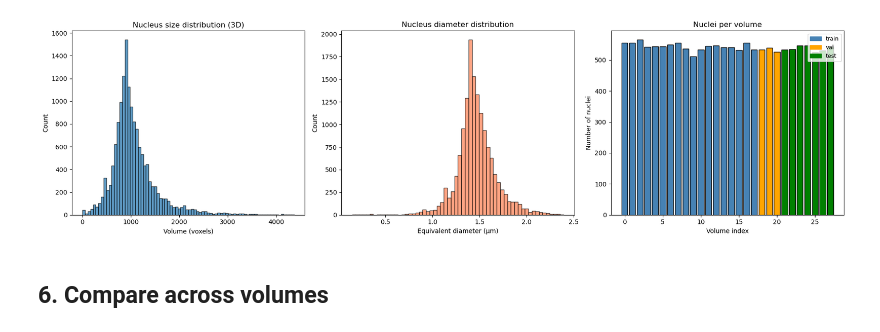
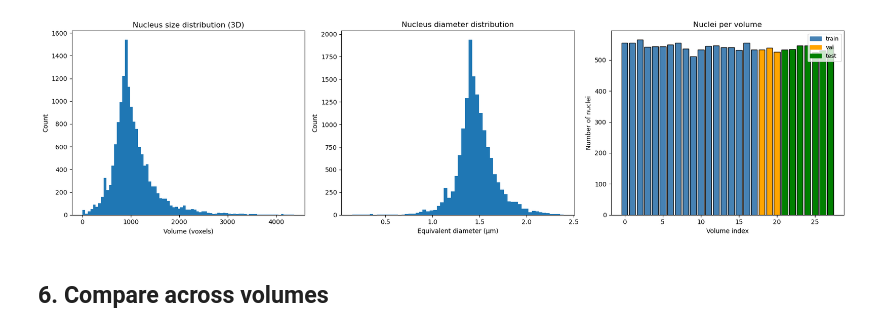
Before and after one commit to calderast/zebrafish-unet, a Jupyter notebook: notebooks/05_c_elegans_nuclei.ipynb, the cells around one changed output. Saved outputs shown, nothing was run; the diff lists cells and outputs as text; code cells hidden in the pictures.

```diff
--- a/notebooks/05_c_elegans_nuclei.ipynb
+++ b/notebooks/05_c_elegans_nuclei.ipynb
@@ -258,32 +315,35 @@ Equivalent sphere diameter (µm):
 # %%
 fig, axes = plt.subplots(1, 3, figsize=(18, 5))
 
-axes[0].hist(all_areas, bins=80, edgecolor="black", alpha=0.7)
+# Distribution of nucleus sizes (voxels)
+axes[0].hist(all_areas, bins=80)
 axes[0].set_xlabel("Volume (voxels)")
 axes[0].set_ylabel("Count")
 axes[0].set_title("Nucleus size distribution (3D)")
 
-axes[1].hist(equiv_diam, bins=60, edgecolor="black", alpha=0.7, color="coral")
-axes[1].set_xlabel("Equivalent diameter (µm)")
+# Distribution of mnucleus diameters (assuming sphere)
+axes[1].hist(equiv_diam, bins=60)
+axes[1].set_xlabel("Equivalent diameter (um)")
 axes[1].set_ylabel("Count")
 axes[1].set_title("Nucleus diameter distribution")
 
-nuclei_per_vol = [c["n_nuclei"] for c in catalog]
+# This dataset comes with a train/val/test so we expect this to be evenly distrubuted, but check anyway
+nuclei_per_volume = [c["n_nuclei"] for c in catalog]
 splits = [c["split"] for c in catalog]
 colors = {"train": "steelblue", "val": "orange", "test": "green"}
 bar_colors = [colors[s] for s in splits]
-axes[2].bar(range(len(nuclei_per_vol)), nuclei_per_vol, color=bar_colors, edgecolor="black")
+axes[2].bar(range(len(nuclei_per_volume)), nuclei_per_volume, color=bar_colors, edgecolor="black")
 axes[2].set_xlabel("Volume index")
 axes[2].set_ylabel("Number of nuclei")
 axes[2].set_title("Nuclei per volume")
 # Legend
 from matplotlib.patches import Patch
 axes[2].legend(handles=[Patch(color=c, label=s) for s, c in colors.items()], fontsize=9)
 
 plt.tight_layout()
 plt.show()
 # %% [output]
-[figure, old version]
+[figure, new version]
 # %% [markdown]
 ## 6. Compare across volumes
 # %%
```
Also changed, not shown: parts of 21 cells of this notebook.
